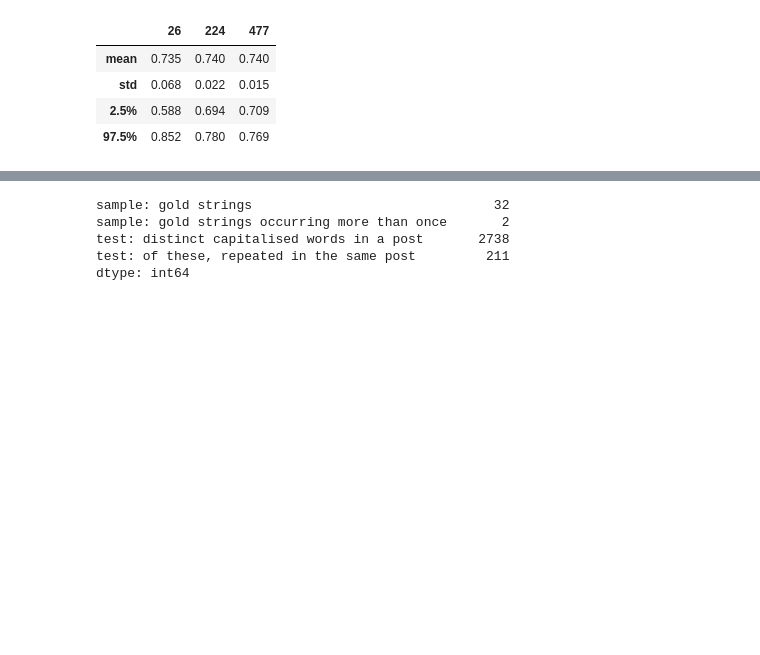
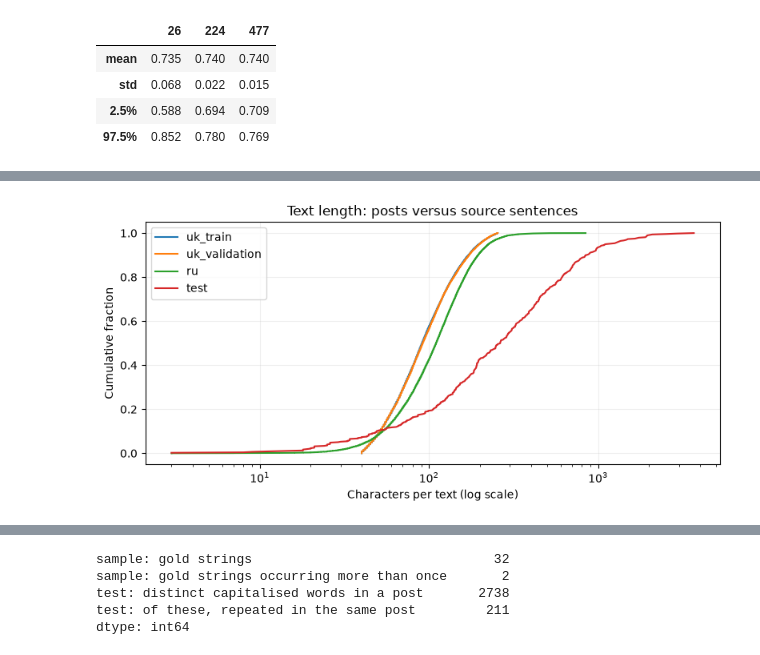
Before and after one commit to mykhailoisupov/RNN_for_NER, a Jupyter notebook: notebooks/EDA.ipynb, the cells around one changed output, grey strips where cells are left out. Cells and saved outputs as stored; diff of their text form; code cells hidden in the pictures; blank space fills up the shorter version.

```diff
--- a/notebooks/EDA.ipynb
+++ b/notebooks/EDA.ipynb
@@ -1301,9 +1126,9 @@ target_unique_form.T.round(2)
 # %%
 target_boundary = {}
-for name,frame in target_sources.items():
+for name,frame in sources.items():
     target_boundary[name] = boundary_profile((t,a,b) for t,spans in zip(frame.text,frame.loc_markers) for a,b in spans)
 target_GPT_records, target_GPT_unresolved = [], []
-for row in target_GPT.itertuples():
+for row in gpt_test.itertuples():
     located, unresolved = [], []
     for label in row.locations:
         hits = [(m.start(),m.end()) for m in re.finditer(re.escape(label),row.text)]
@@ -1440,6 +1259,0 @@ target_controlled
-# %%
-for name,table in {"target_density":target_density,"target_type_patterns":target_types,"target_form":target_form,
-    "target_unique_form":target_unique_form,"target_boundaries":target_boundary,"target_context":target_context,
-    "target_context_examples":target_context_examples,"target_mention_rates":target_mention_rates}.items():
-    table.to_csv(target_dir / f"{name}.csv",index=True)
-pd.Series({"saved_tables":8,"output_directory":str(target_dir)}).to_frame("value")
@@ -1455,0 +1370,12 @@ Question: what does the metric reward, where does it break, and what do typical
+# %%
+fp_control_rows = []
+for row in gpt.loc[gpt.dataset.ne("test")].itertuples():
+    frame = {"uk":uk,"ru":ru,"sample":sample}[row.dataset]
+    ref = frame.loc[row.source_index]
+    reference_empty = not bool(ref.loc_markers)
+    predicted_empty = not bool(row.locations)
+    fp_control_rows.append({"dataset":row.dataset,"reference_empty":reference_empty,"GPT_empty":predicted_empty})
+fp_control = pd.DataFrame(fp_control_rows)
+fp_control_summary = fp_control.groupby("dataset").agg(rows=("GPT_empty","size"),reference_empty_pct=("reference_empty",lambda x:100*x.mean()),GPT_empty_pct=("GPT_empty",lambda x:100*x.mean()))
+fp_control_summary["zero_class_disagreements"] = fp_control.assign(disagree=fp_control.reference_empty.ne(fp_control.GPT_empty)).groupby("dataset").disagree.sum()
+fp_control_summary.round(2)
@@ -1818,0 +1553,12 @@ base rate among capitalised words: 0.315
+# %%
+fig_lengths, ax = plt.subplots(figsize=(8, 4))
+for name, frame in {**reference_samples, "test": test}.items():
+    char_lengths = np.sort(frame.text.str.len().to_numpy())
+    ax.plot(char_lengths, np.arange(1, len(char_lengths) + 1) / len(char_lengths), label=name)
+ax.set(xscale="log", xlabel="Characters per text (log scale)", ylabel="Cumulative fraction", title="Text length: posts versus source sentences")
+ax.legend()
+ax.grid(alpha=.2)
+fig_lengths.tight_layout()
+plt.show()
+# %% [output]
+[figure, added]
```
Also changed, not shown: parts of 437 cells of this notebook.
